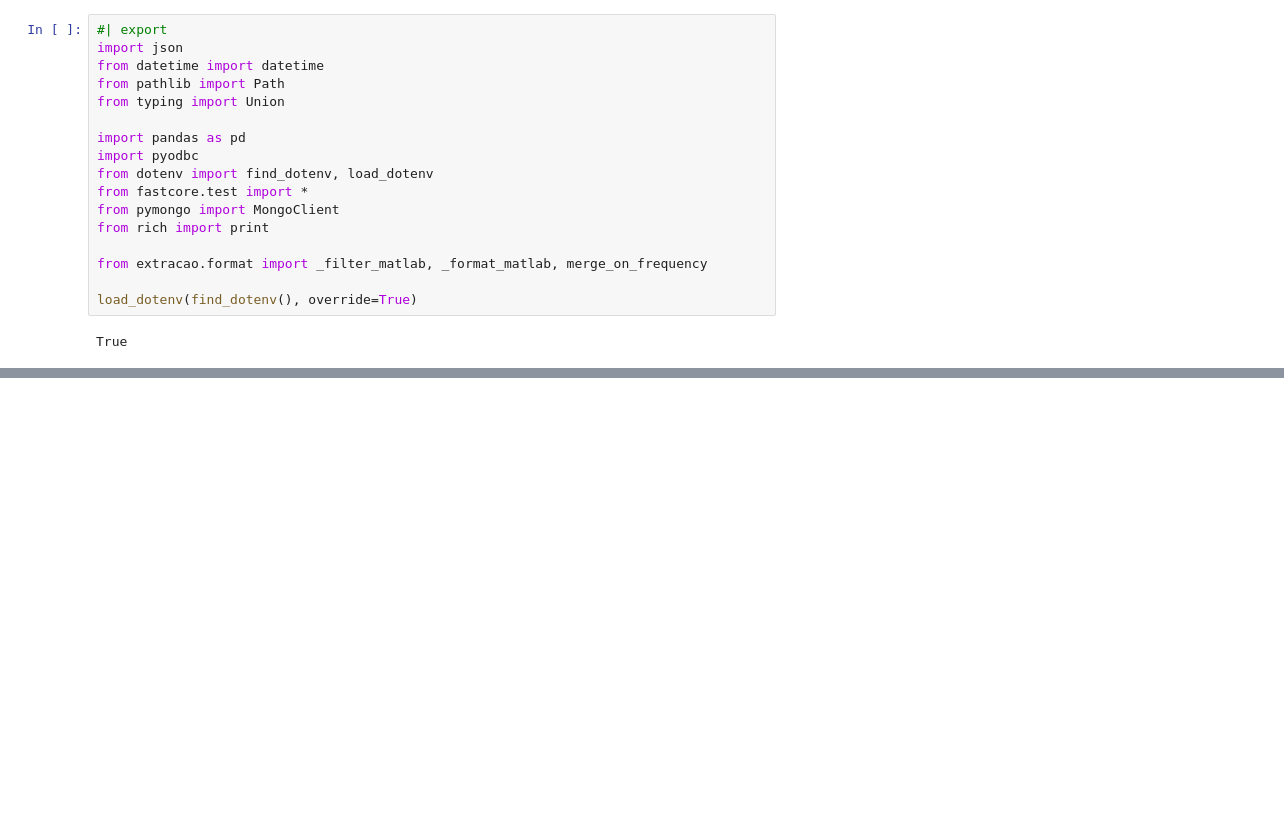
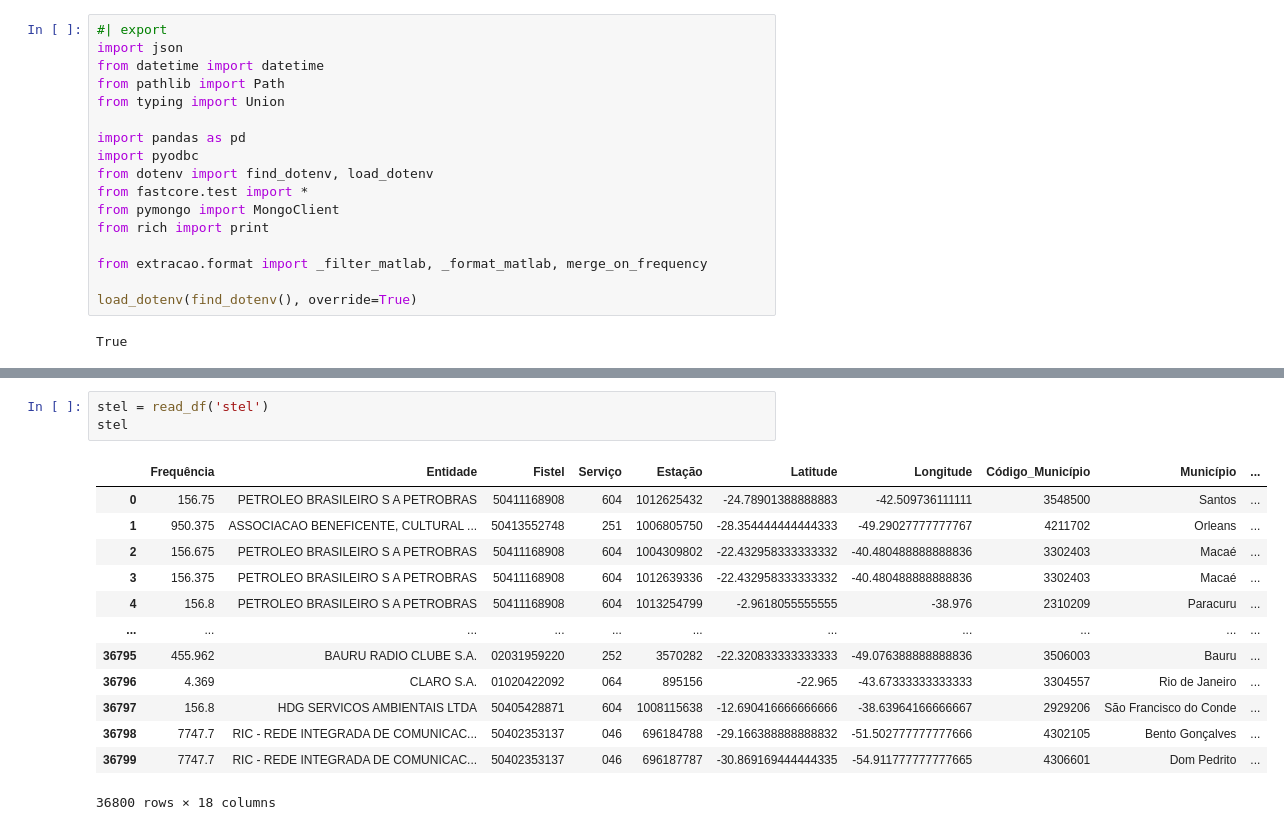
Before and after one commit to InovaFiscaliza/EmissorasRF, a Jupyter notebook: nbs/_05_main.ipynb, the cells around one changed output, grey strips where cells are left out. Drawn from its saved outputs; the diff is of its cells as text; blank space fills up the shorter version.

```diff
--- a/nbs/_05_main.ipynb
+++ b/nbs/_05_main.ipynb
@@ -68,0 +60,17 @@ profile.to_notebook_iframe()
+# %%
+stel = read_df('stel')
+stel
+# %% [output]
+|  | Frequência | Entidade | Fistel | Serviço | Estação | Latitude | Longitude | Código_Município | Município | ... |
+| 0 | 156.75 | PETROLEO BRASILEIRO S A PETROBRAS | 50411168908 | 604 | 1012625432 | -24.78901388888883 | -42.509736111111 | 3548500 | Santos | ... |
+| 1 | 950.375 | ASSOCIACAO BENEFICENTE, CULTURAL ... | 50413552748 | 251 | 1006805750 | -28.354444444444333 | -49.29027777777767 | 4211702 | Orleans | ... |
+| 2 | 156.675 | PETROLEO BRASILEIRO S A PETROBRAS | 50411168908 | 604 | 1004309802 | -22.432958333333332 | -40.480488888888836 | 3302403 | Macaé | ... |
+| 3 | 156.375 | PETROLEO BRASILEIRO S A PETROBRAS | 50411168908 | 604 | 1012639336 | -22.432958333333332 | -40.480488888888836 | 3302403 | Macaé | ... |
+| 4 | 156.8 | PETROLEO BRASILEIRO S A PETROBRAS | 50411168908 | 604 | 1013254799 | -2.9618055555555 | -38.976 | 2310209 | Paracuru | ... |
+| ... | ... | ... | ... | ... | ... | ... | ... | ... | ... | ... |
+| 36795 | 455.962 | BAURU RADIO CLUBE S.A. | 02031959220 | 252 | 3570282 | -22.320833333333333 | -49.076388888888836 | 3506003 | Bauru | ... |
+| 36796 | 4.369 | CLARO S.A. | 01020422092 | 064 | 895156 | -22.965 | -43.67333333333333 | 3304557 | Rio de Janeiro | ... |
+| 36797 | 156.8 | HDG SERVICOS AMBIENTAIS LTDA | 50405428871 | 604 | 1008115638 | -12.690416666666666 | -38.63964166666667 | 2929206 | São Francisco do Conde | ... |
+| 36798 | 7747.7 | RIC - REDE INTEGRADA DE COMUNICAC... | 50402353137 | 046 | 696184788 | -29.166388888888832 | -51.502777777777666 | 4302105 | Bento Gonçalves | ... |
+| 36799 | 7747.7 | RIC - REDE INTEGRADA DE COMUNICAC... | 50402353137 | 046 | 696187787 | -30.869169444444335 | -54.911777777777665 | 4306601 | Dom Pedrito | ... |
+36800 rows × 18 columns
```
Also changed, not shown: parts of 21 cells of this notebook, 9 other files.
